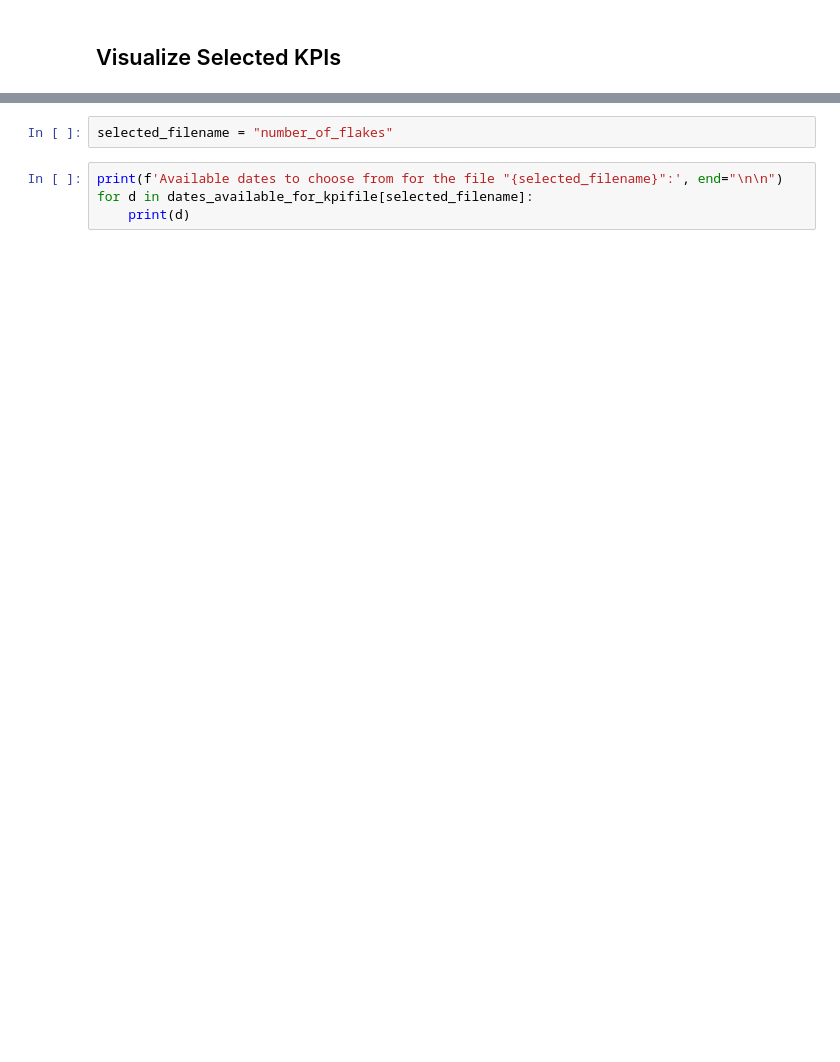
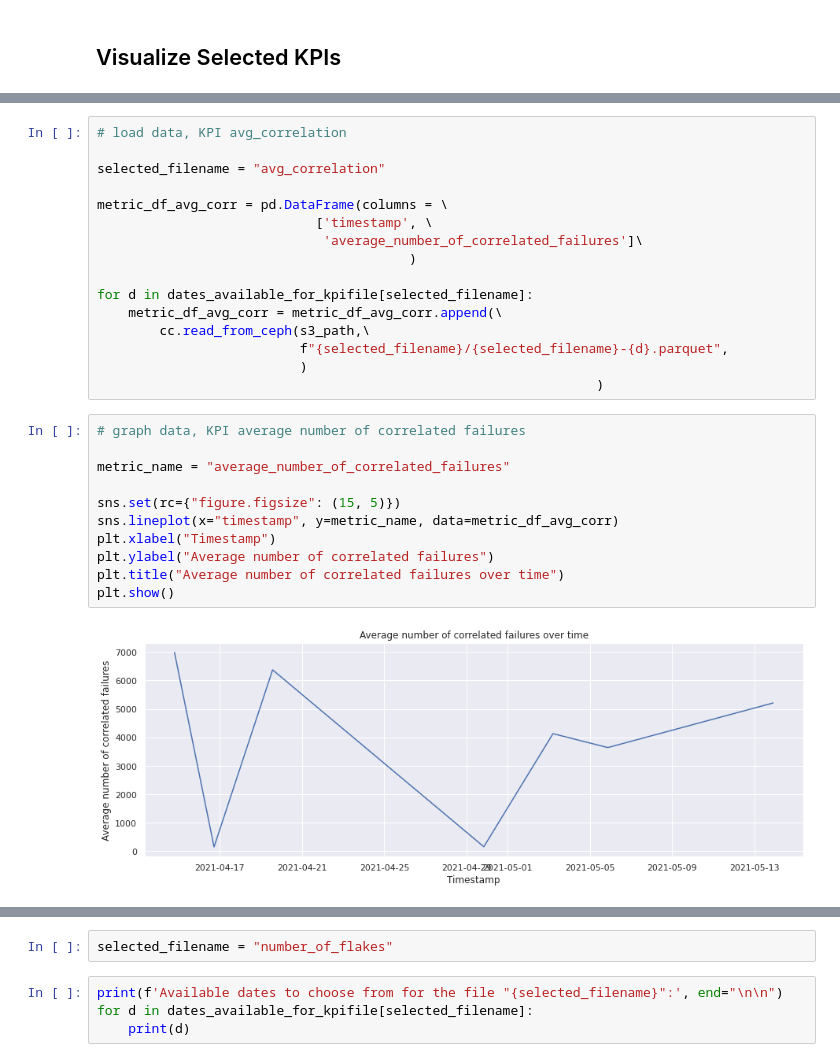
Before and after one commit to isabelizimm/ocp-ci-analysis, a Jupyter notebook: notebooks/data-sources/TestGrid/metrics/metrics_visualization.ipynb, the cells around one changed output, grey strips where cells are left out. Drawn from its saved outputs; the diff is of its cells as text; blank space fills up the shorter version.

```diff
--- a/notebooks/data-sources/TestGrid/metrics/metrics_visualization.ipynb
+++ b/notebooks/data-sources/TestGrid/metrics/metrics_visualization.ipynb
@@ -239,0 +297,29 @@ time_to_test
+# %%
+# load data, KPI avg_correlation
+
+selected_filename = "avg_correlation"
+
+metric_df_avg_corr = pd.DataFrame(columns = \
+                            ['timestamp', \
+                             'average_number_of_correlated_failures']\
+                                        )
+
+for d in dates_available_for_kpifile[selected_filename]:
+    metric_df_avg_corr = metric_df_avg_corr.append(\
+        cc.read_from_ceph(s3_path,\
+                          f"{selected_filename}/{selected_filename}-{d}.parquet",
+                          )
+                                                                )
+# %%
+# graph data, KPI average number of correlated failures
+
+metric_name = "average_number_of_correlated_failures"
+
+sns.set(rc={"figure.figsize": (15, 5)})
+sns.lineplot(x="timestamp", y=metric_name, data=metric_df_avg_corr)
+plt.xlabel("Timestamp")
+plt.ylabel("Average number of correlated failures")
+plt.title("Average number of correlated failures over time")
+plt.show()
+# %% [output]
+[figure, added]
```
Also changed, not shown: parts of 20 cells of this notebook.
